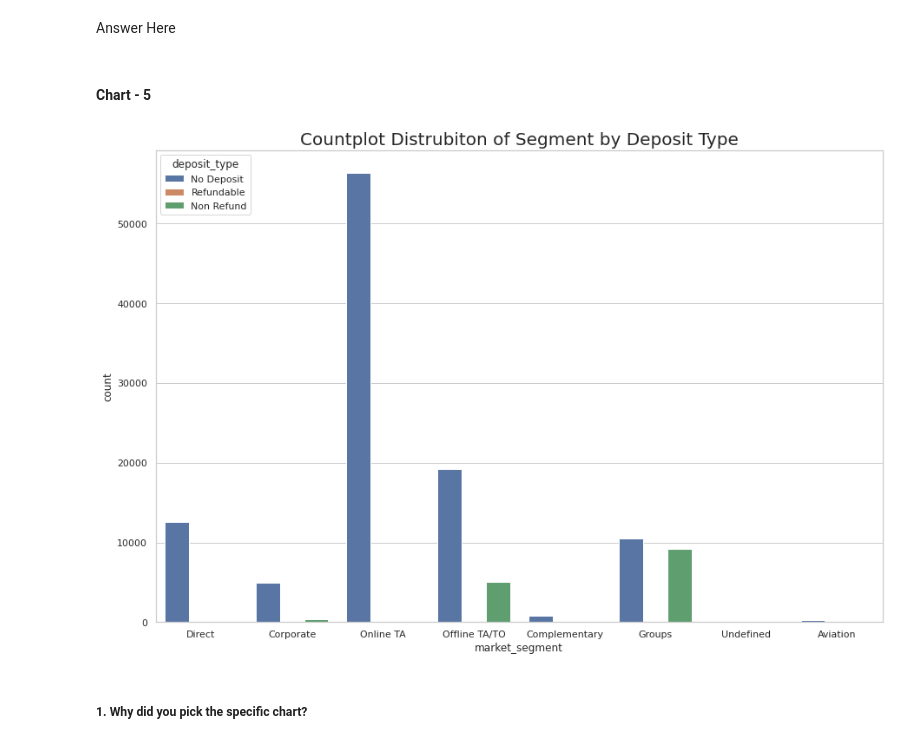
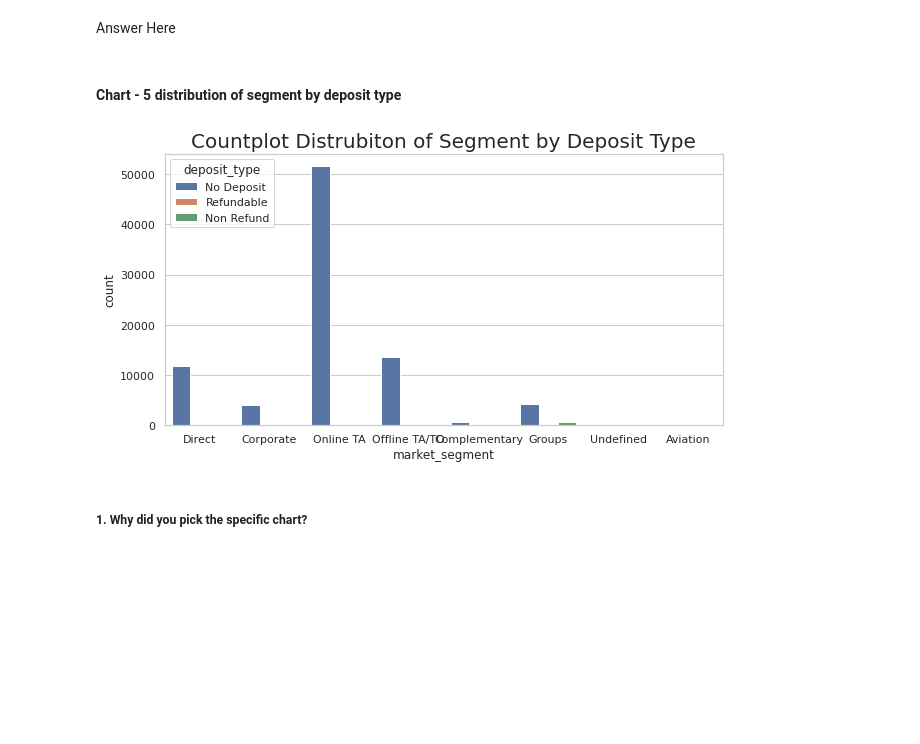
Before and after one commit to Dheeraj-Budhlakoti/Hotel-Booking-Analysis--EDA, a Jupyter notebook: EDA_Capstone_Project_(Group)_Hotel_Booking_Analysis.ipynb, the cells around one changed output. Cells and saved outputs as stored; diff of their text form; code cells hidden in the pictures; blank space fills up the shorter version.

Commit message:
Added 8 more visualizations, fixed some variables and added reasons to use different charts

```diff
--- a/EDA_Capstone_Project_(Group)_Hotel_Booking_Analysis.ipynb
+++ b/EDA_Capstone_Project_(Group)_Hotel_Booking_Analysis.ipynb
@@ -639,10 +504,10 @@ plt.show()
 # Chart - 2 visualization code------------ s3
 fig, axes = plt.subplots(1, 2, figsize=(18, 8))
 
-grp_by_room = df.groupby('assigned_room_type')
-df['Num_of_bookings'] = grp_by_room.size()
+grp_by_room = copy_df.groupby('assigned_room_type')
+copy_df['Num_of_bookings'] = grp_by_room.size()
 
-sns.countplot(ax = axes[0], x = df['assigned_room_type'])
-sns.boxplot(ax = axes[1], x = df['assigned_room_type'], y = df['adr'][:5000])
+sns.countplot(ax = axes[0], x = copy_df['assigned_room_type'])
+sns.boxplot(ax = axes[1], x = copy_df['assigned_room_type'], y = df['adr'][:5000])
 plt.show()
 # %% [output]
@@ -744,15 +609,15 @@ Are there any insights that lead to negative growth? Justify with specific reaso
 # %% [markdown]
 Answer Here
 # %% [markdown]
-#### Chart - 5
+#### Chart - 5 distribution of segment by deposit type
 # %%
 # Chart - 5 visualization code---------s7
-plt.figure(figsize = (15,10))
+plt.figure(figsize = (10,5))
 sns.set(style = "whitegrid")
 plt.title("Countplot Distrubiton of Segment by Deposit Type", fontdict = {'fontsize':20})
-ax = sns.countplot(x = "market_segment", hue = 'deposit_type', data = df)
+ax = sns.countplot(x = "market_segment", hue = 'deposit_type', data = copy_df)
 # %% [output]
-[figure, old version]
+[figure, new version]
 # %% [markdown]
 ##### 1. Why did you pick the specific chart?
 # %% [markdown]
```
Also changed, not shown: parts of 96 cells of this notebook.
